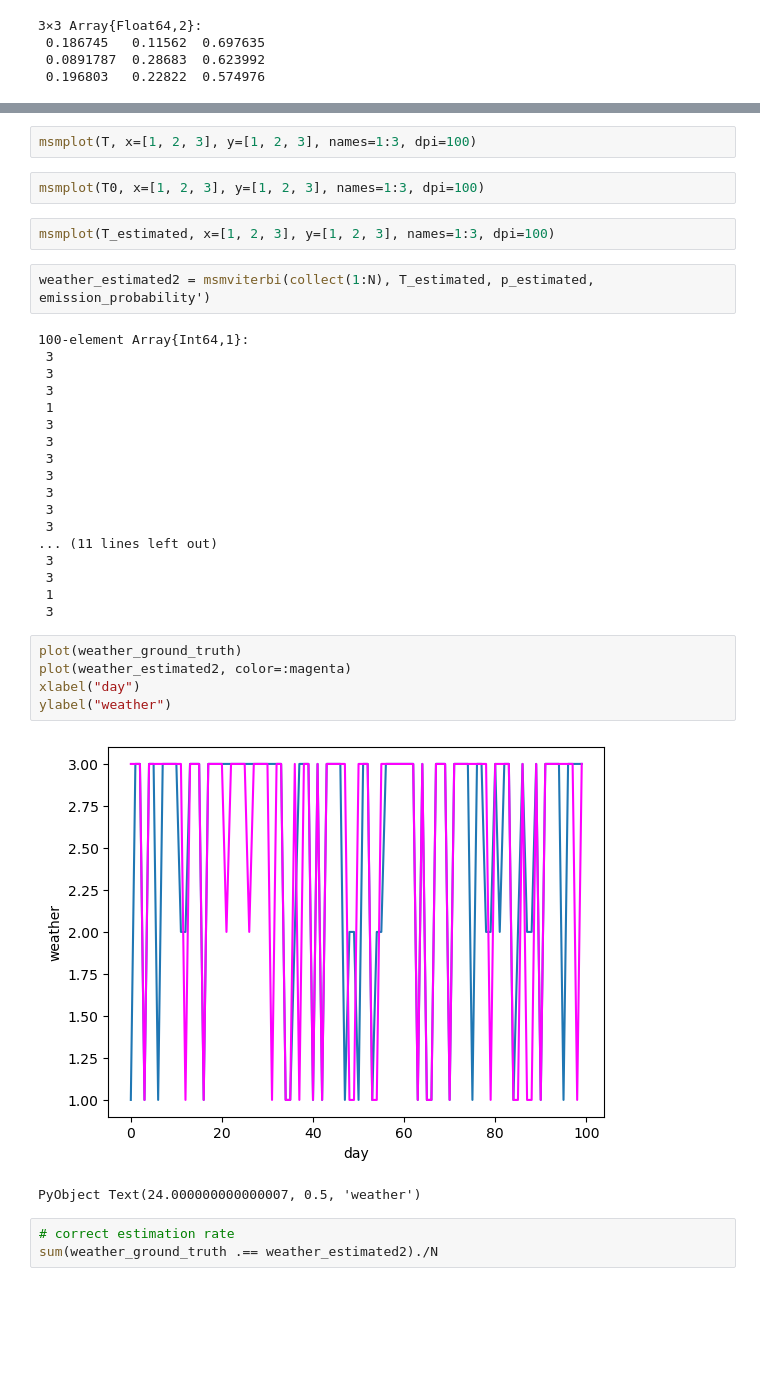
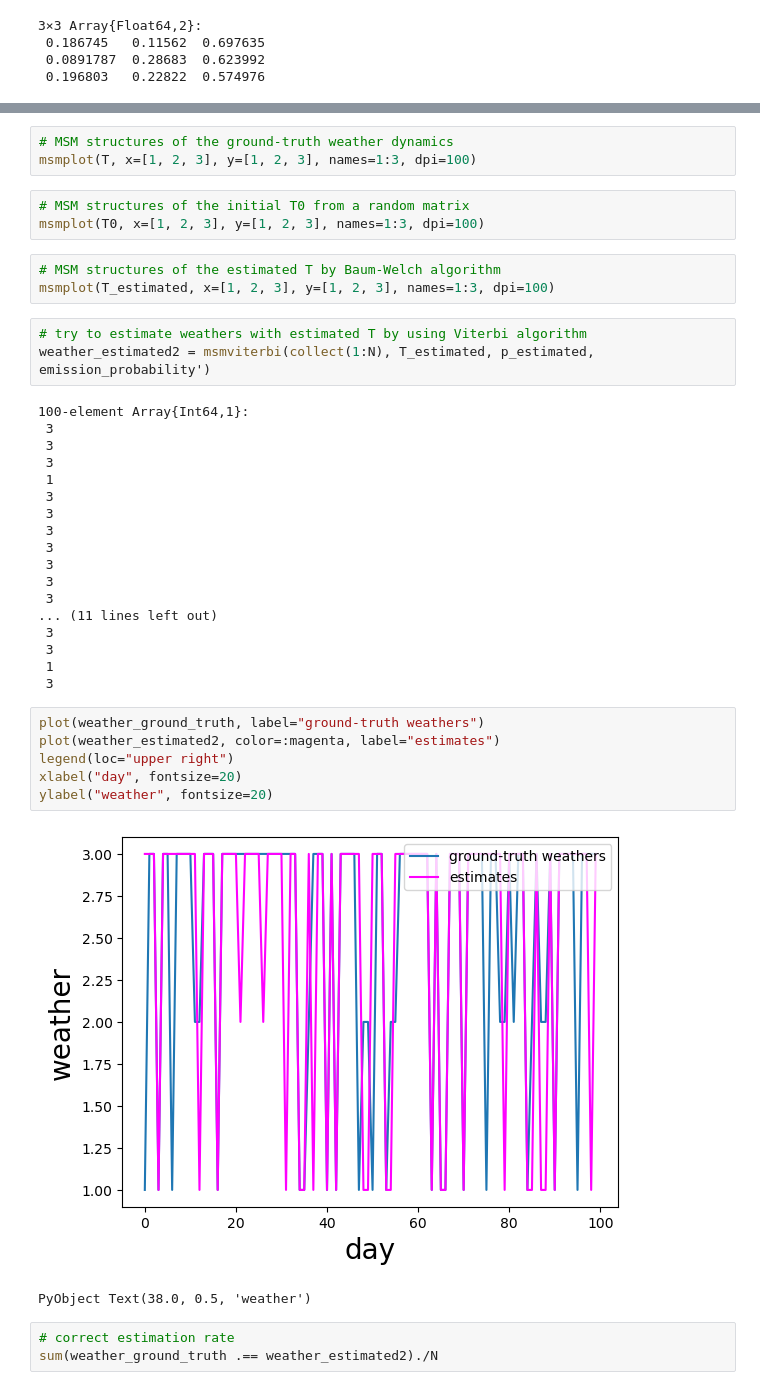
Before and after one commit to matsunagalab/tutorial_hmm, a Jupyter notebook: 02_Hidden_Markov_Model.ipynb, the cells around one changed output, grey strips where cells are left out. Cells and saved outputs as stored; diff of their text form; blank space fills up the shorter version.

```diff
--- a/02_Hidden_Markov_Model.ipynb
+++ b/02_Hidden_Markov_Model.ipynb
@@ -224,10 +229,14 @@ PyObject Text(0.5, 1.0, 'baum-welch')
 # %%
+# MSM structures of the ground-truth weather dynamics
 msmplot(T, x=[1, 2, 3], y=[1, 2, 3], names=1:3, dpi=100)
 # %%
+# MSM structures of the initial T0 from a random matrix
 msmplot(T0, x=[1, 2, 3], y=[1, 2, 3], names=1:3, dpi=100)
 # %%
+# MSM structures of the estimated T by Baum-Welch algorithm
 msmplot(T_estimated, x=[1, 2, 3], y=[1, 2, 3], names=1:3, dpi=100)
 # %%
+# try to estimate weathers with estimated T by using Viterbi algorithm
 weather_estimated2 = msmviterbi(collect(1:N), T_estimated, p_estimated, emission_probability')
 # %% [output]
 100-element Array{Int64,1}:
@@ -248,13 +257,14 @@ weather_estimated2 = msmviterbi(collect(1:N), T_estimated, p_estimated, emission
  1
  3
 # %%
-plot(weather_ground_truth)
-plot(weather_estimated2, color=:magenta)
-xlabel("day")
-ylabel("weather")
+plot(weather_ground_truth, label="ground-truth weathers")
+plot(weather_estimated2, color=:magenta, label="estimates")
+legend(loc="upper right")
+xlabel("day", fontsize=20)
+ylabel("weather", fontsize=20)
 # %% [output]
-[figure, old version]
+[figure, new version]
-PyObject Text(24.000000000000007, 0.5, 'weather')
+PyObject Text(38.0, 0.5, 'weather')
 # %%
 # correct estimation rate
 sum(weather_ground_truth .== weather_estimated2)./N
```
Also changed, not shown: parts of 16 cells of this notebook, 2 other files.
